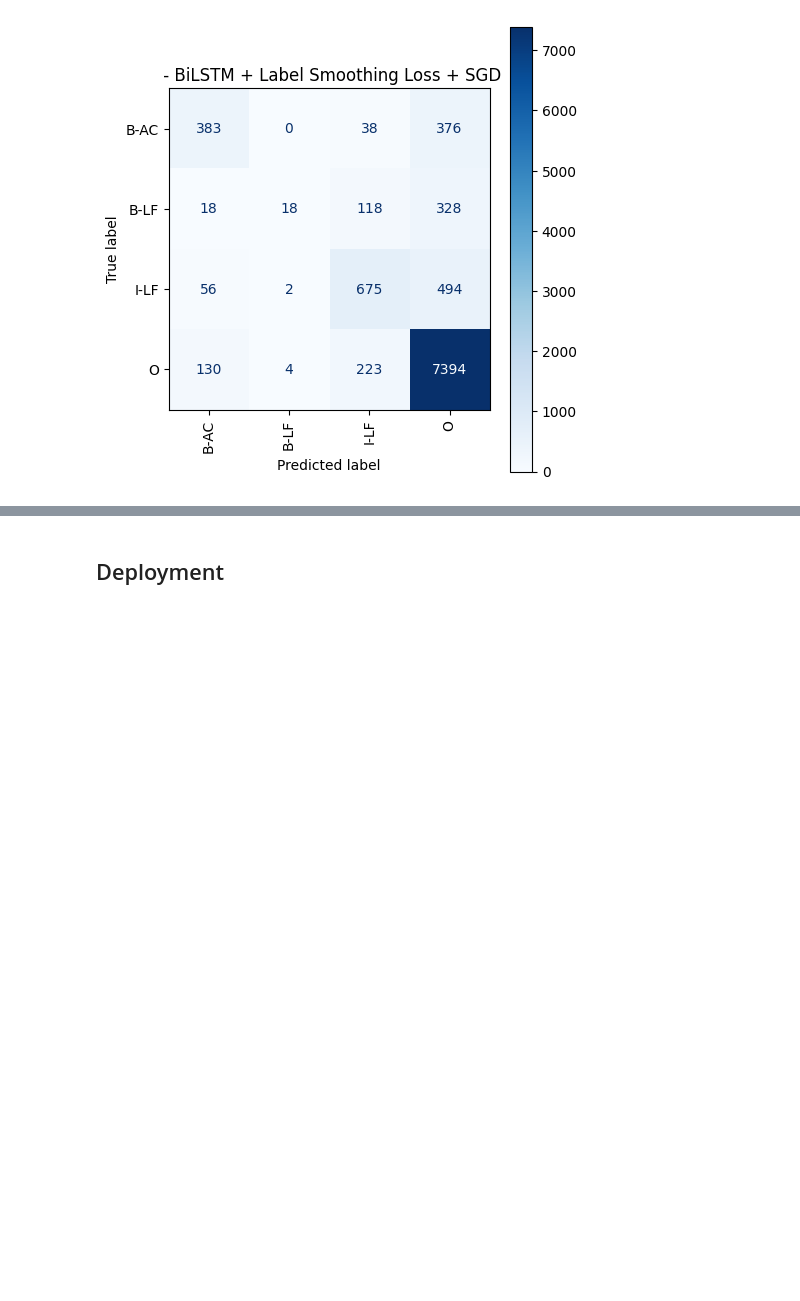
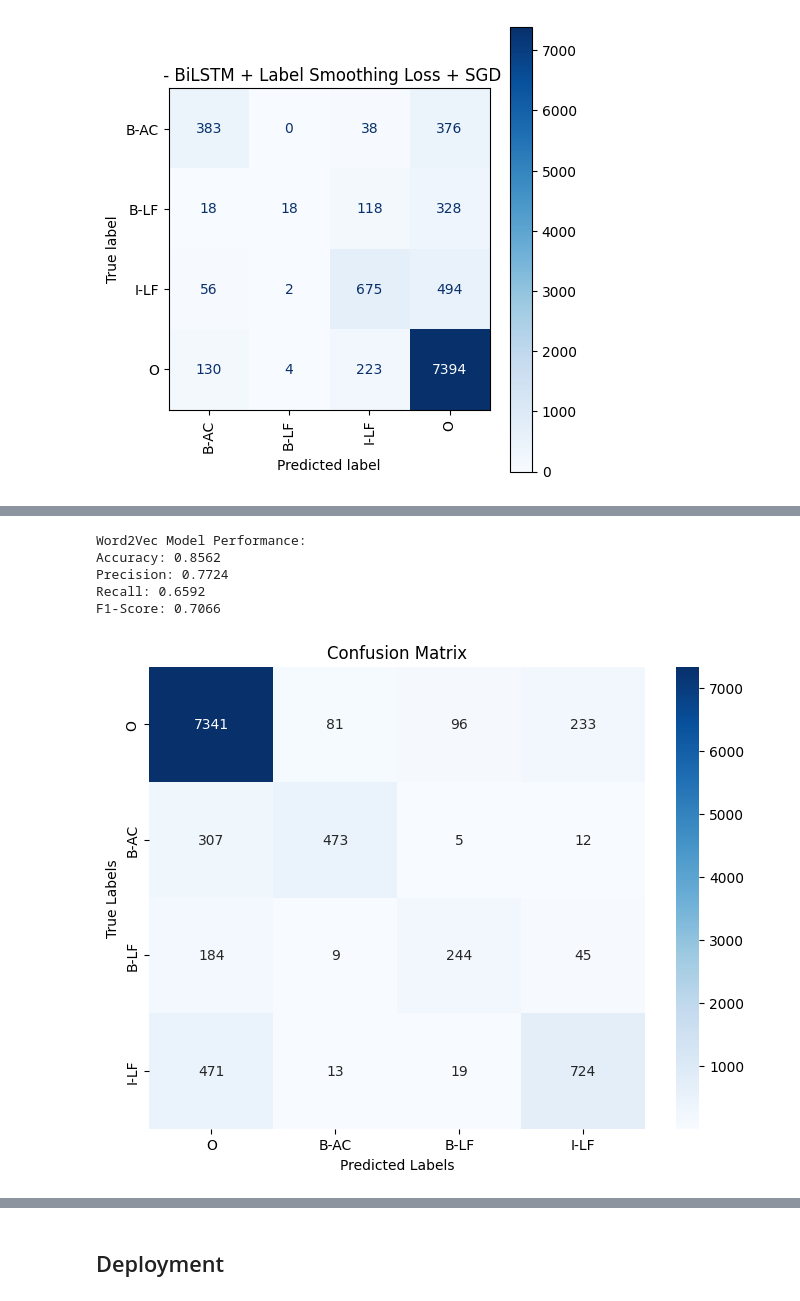
Before and after one commit to mm04625/NLP-COMM061, a Jupyter notebook: main.ipynb, the cells around one changed output, grey strips where cells are left out. Drawn from its saved outputs; the diff is of its cells as text; code cells hidden in the pictures; blank space fills up the shorter version.

```diff
--- a/main.ipynb
+++ b/main.ipynb
@@ -825,0 +890,4 @@ weighted avg       0.66      0.31      0.37      1279
+# %%
+#Importing Word2vec Model
+import gensim.downloader as api
+word2vec_model = api.load('word2vec-google-news-300')
@@ -825,0 +947,2 @@ weighted avg       0.66      0.31      0.37      1279
+# %%
+bilstm_model=BiLSTM(embedding_dim=300,hidden_dim=150,tagset_size=4)
@@ -825,0 +989,21 @@ weighted avg       0.66      0.31      0.37      1279
+# %%
+from sklearn.metrics import classification_report, confusion_matrix
+# Testing and evaluation
+bilstm_model.eval()
+bilstm_preds = []
+bilstm_labels = []
+with torch.no_grad():
+    for batch in bilstm_dataloader_test:
+        inputs = batch["tokens"]
+        labels = batch["labels"]
+        outputs = bilstm_model(inputs)
+        _, predicted = torch.max(outputs, -1)
+        bilstm_preds.extend(predicted.view(-1).tolist())
+        bilstm_labels.extend(labels.view(-1).tolist())
+
+# Filtering out padded
+filtered_preds = [p for p, l in zip(bilstm_preds, bilstm_labels) if l != -1]
+filtered_labels = [l for l in bilstm_labels if l != -1]
+
+print(classification_report(filtered_labels, filtered_preds))
+print(confusion_matrix(filtered_labels, filtered_preds))
@@ -825,0 +1026,37 @@ weighted avg       0.66      0.31      0.37      1279
+# %%
+from sklearn.metrics import accuracy_score, precision_recall_fscore_support
+
+# For Word2Vec model predictions
+accuracy_w2v = accuracy_score(filtered_labels, filtered_preds)
+precision_w2v, recall_w2v, f1_w2v, _ = precision_recall_fscore_support(
+    filtered_labels, filtered_preds, average='macro')
+
+print("Word2Vec Model Performance:")
+print(f"Accuracy: {accuracy_w2v:.4f}")
+print(f"Precision: {precision_w2v:.4f}")
+print(f"Recall: {recall_w2v:.4f}")
+print(f"F1-Score: {f1_w2v:.4f}")
+print()
+# %% [output]
+Word2Vec Model Performance:
+Accuracy: 0.8562
+Precision: 0.7724
+Recall: 0.6592
+F1-Score: 0.7066
+# %%
+import matplotlib.pyplot as plt
+import seaborn as sns
+
+def plot_confusion_matrix(cm):
+    labels = ['O', 'B-AC', 'B-LF', 'I-LF']
+    plt.figure(figsize=(8, 6))
+    sns.heatmap(cm, annot=True, fmt='d', cmap='Blues', xticklabels=labels, yticklabels=labels)
+    plt.title('Confusion Matrix')
+    plt.xlabel('Predicted Labels')
+    plt.ylabel('True Labels')
+    plt.show()
+
+cm = confusion_matrix(filtered_labels, filtered_preds)
+plot_confusion_matrix(cm)
+# %% [output]
+[figure, added]
```
Also changed, not shown: parts of 27 cells of this notebook.
